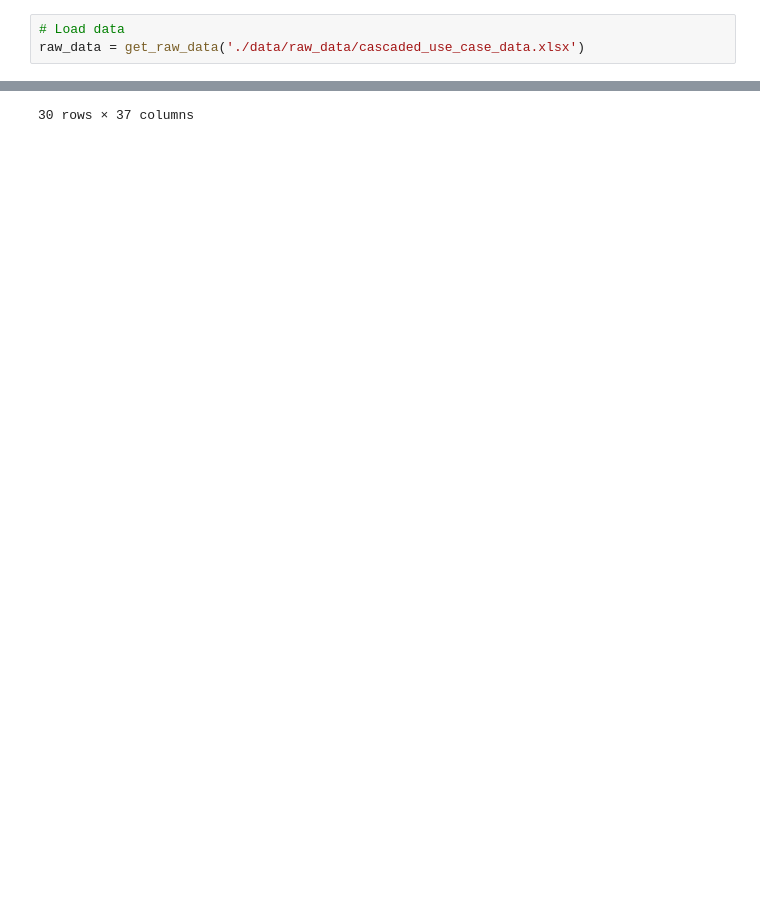
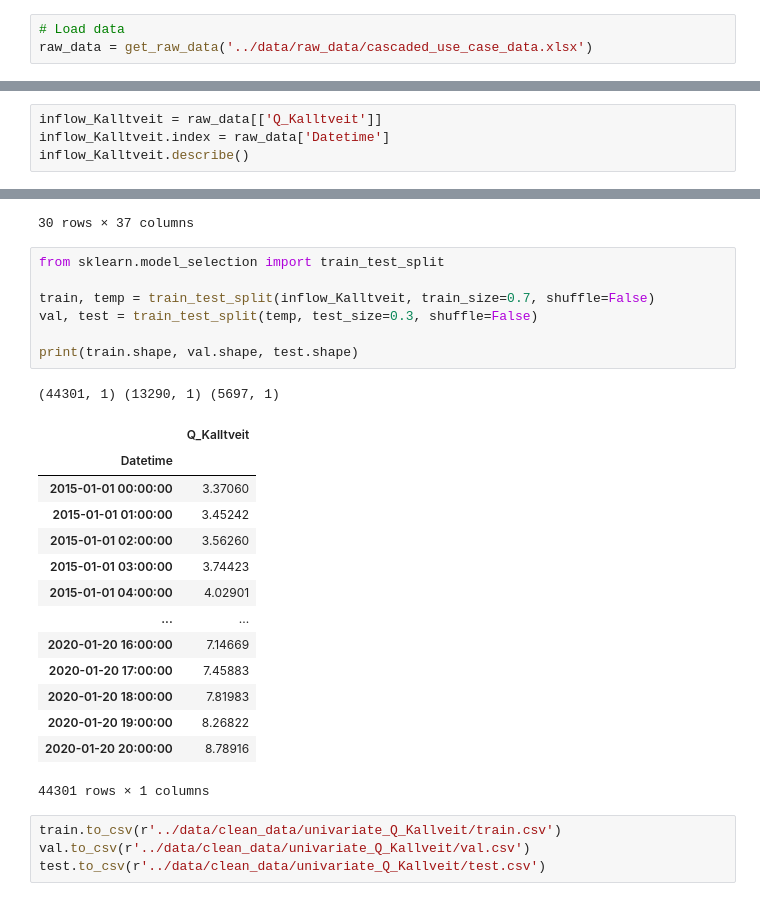
Before and after one commit to BorMagnus/hydro-ml, a Jupyter notebook: notebooks/data_cleaning.ipynb, the cells around one changed output, grey strips where cells are left out. Cells and saved outputs as stored; diff of their text form; blank space fills up the shorter version.

```diff
--- a/notebooks/data_cleaning.ipynb
+++ b/notebooks/data_cleaning.ipynb
@@ -10,7 +10,7 @@ def get_raw_data(path):
     return df
 # %%
 # Load data
-raw_data = get_raw_data('./data/raw_data/cascaded_use_case_data.xlsx')
+raw_data = get_raw_data('../data/raw_data/cascaded_use_case_data.xlsx')
 # %%
 # Review the data
 raw_data.describe()
@@ -79,0 +66,4 @@ inflow.describe()
+# %%
+inflow_Kalltveit = raw_data[['Q_Kalltveit']]
+inflow_Kalltveit.index = raw_data['Datetime']
+inflow_Kalltveit.describe()
@@ -98,3 +112,30 @@ raw_data.tail(30)
 | 63286 | 2022-03-21 22:00:00 | 8.7 | 0.5 | 145.8 | 78.0 | ... |
 | 63287 | 2022-03-21 23:00:00 | 8.4 | 0.2 | 152.5 | 85.3 | ... |
 30 rows × 37 columns
+# %%
+from sklearn.model_selection import train_test_split
+
+train, temp = train_test_split(inflow_Kalltveit, train_size=0.7, shuffle=False)
+val, test = train_test_split(temp, test_size=0.3, shuffle=False)
+
+print(train.shape, val.shape, test.shape)
+# %% [output]
+(44301, 1) (13290, 1) (5697, 1)
+|  | Q_Kalltveit |
+| Datetime |  |
+| 2015-01-01 00:00:00 | 3.37060 |
+| 2015-01-01 01:00:00 | 3.45242 |
+| 2015-01-01 02:00:00 | 3.56260 |
+| 2015-01-01 03:00:00 | 3.74423 |
+| 2015-01-01 04:00:00 | 4.02901 |
+| ... | ... |
+| 2020-01-20 16:00:00 | 7.14669 |
+| 2020-01-20 17:00:00 | 7.45883 |
+| 2020-01-20 18:00:00 | 7.81983 |
+| 2020-01-20 19:00:00 | 8.26822 |
+| 2020-01-20 20:00:00 | 8.78916 |
+44301 rows × 1 columns
+# %%
+train.to_csv(r'../data/clean_data/univariate_Q_Kallveit/train.csv')
+val.to_csv(r'../data/clean_data/univariate_Q_Kallveit/val.csv')
+test.to_csv(r'../data/clean_data/univariate_Q_Kallveit/test.csv')
```
Also changed, not shown: parts of 3 cells of this notebook, 3 other files.
